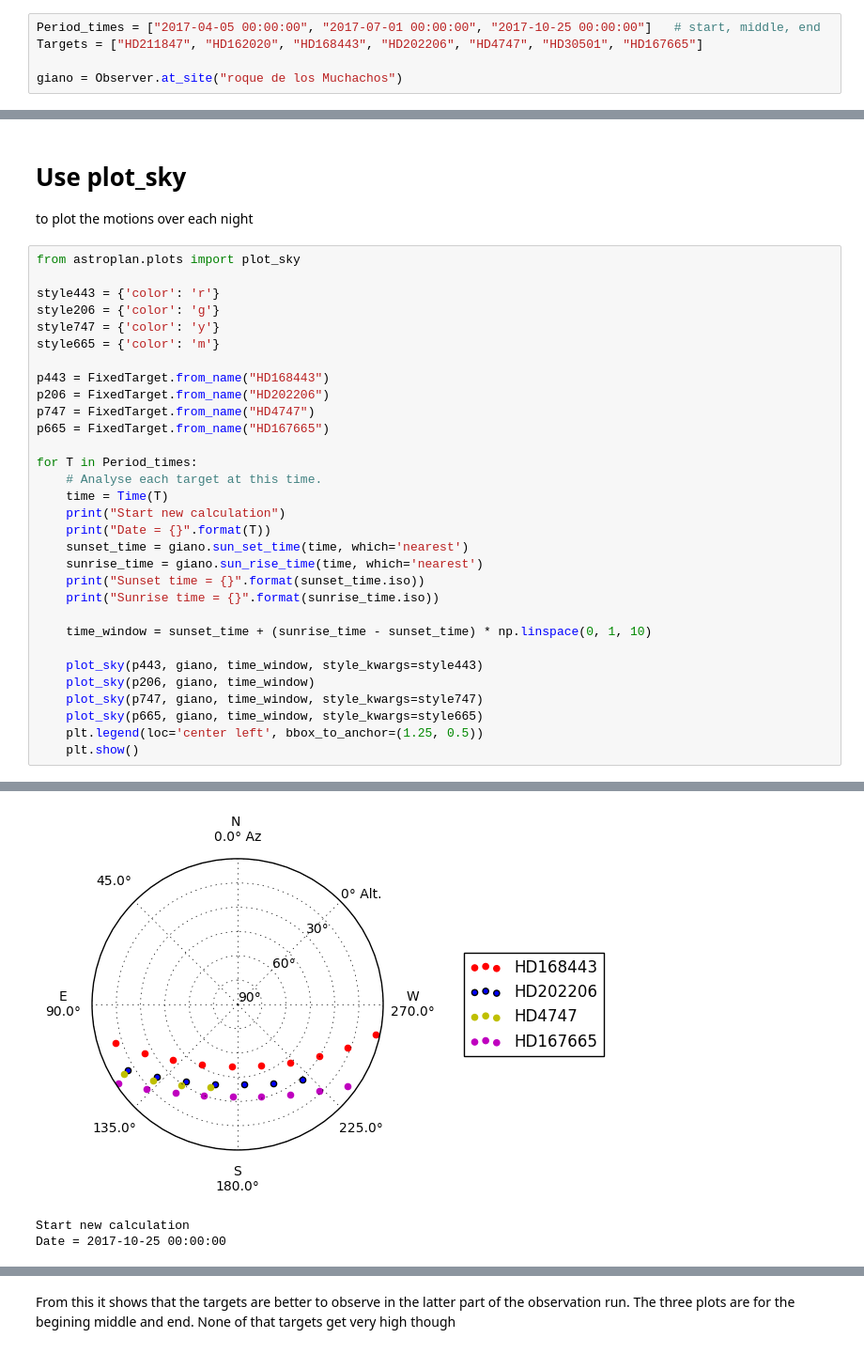
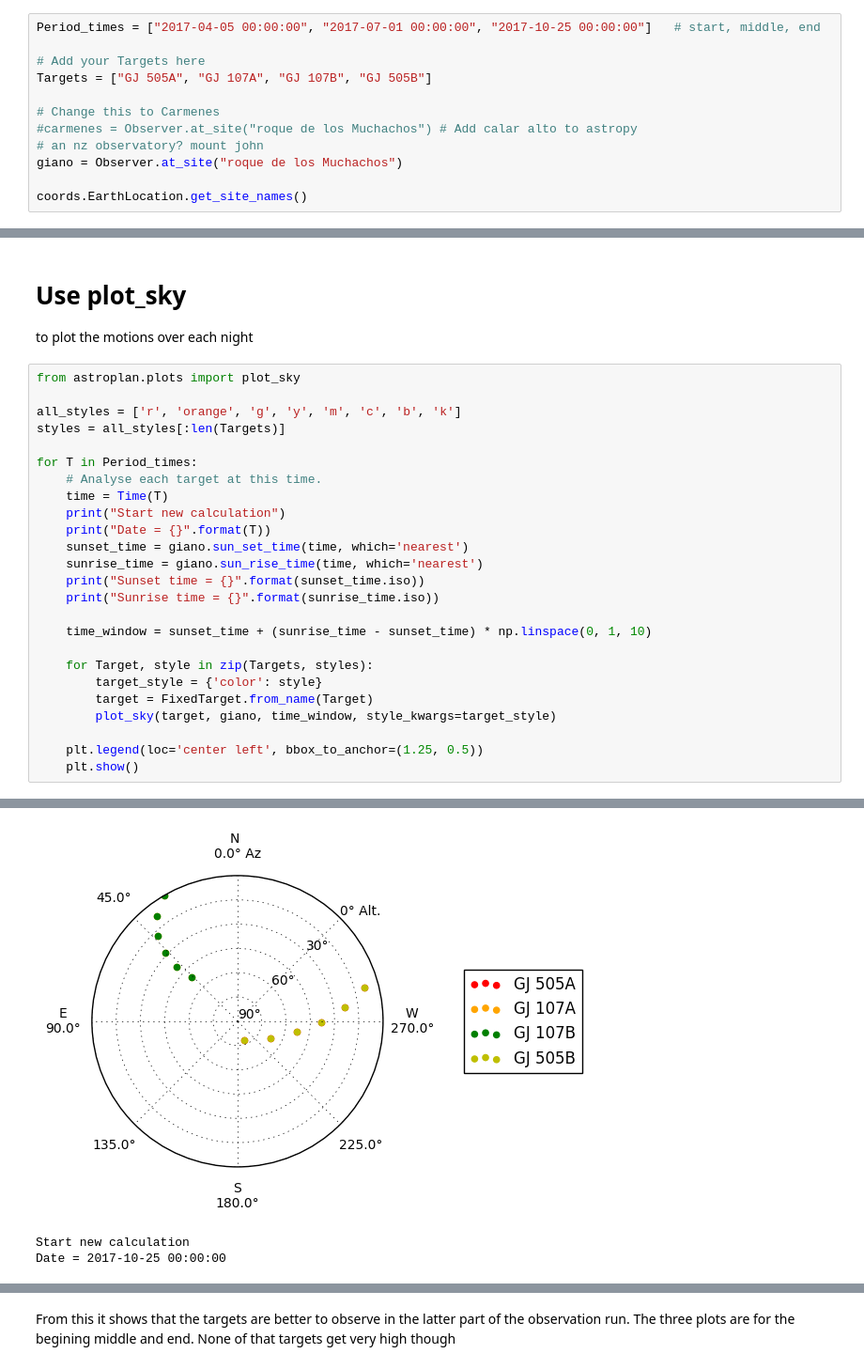
Before and after one commit to jason-neal/Phd-codes, a Jupyter notebook: Test_usage_of_astroplan.ipynb, the cells around one changed output, grey strips where cells are left out. Shown at 94% size. Drawn from its saved outputs; the diff is of its cells as text.

Commit message:
Astroplan moving towards new target compatibility- turn into script?

```diff
--- a/Test_usage_of_astroplan.ipynb
+++ b/Test_usage_of_astroplan.ipynb
@@ -13,5 +17,12 @@ import numpy as np
 # %%
 Period_times = ["2017-04-05 00:00:00", "2017-07-01 00:00:00", "2017-10-25 00:00:00"]   # start, middle, end
-Targets = ["HD211847", "HD162020", "HD168443", "HD202206", "HD4747", "HD30501", "HD167665"]
 
+# Add your Targets here
+Targets = ["GJ 505A", "GJ 107A", "GJ 107B", "GJ 505B"]
+
+# Change this to Carmenes
+#carmenes = Observer.at_site("roque de los Muchachos") # Add calar alto to astropy
+# an nz observatory? mount john
 giano = Observer.at_site("roque de los Muchachos")
+
+coords.EarthLocation.get_site_names()
@@ -63,15 +81,8 @@ to plot the motions over each night
 # %%
 from astroplan.plots import plot_sky
 
-style443 = {'color': 'r'}
-style206 = {'color': 'g'}
-style747 = {'color': 'y'}
-style665 = {'color': 'm'}
-
-p443 = FixedTarget.from_name("HD168443")
-p206 = FixedTarget.from_name("HD202206")
-p747 = FixedTarget.from_name("HD4747")
-p665 = FixedTarget.from_name("HD167665")
+all_styles = ['r', 'orange', 'g', 'y', 'm', 'c', 'b', 'k']
+styles = all_styles[:len(Targets)]
 
 for T in Period_times:
     # Analyse each target at this time.
@@ -85,10 +96,11 @@ for T in Period_times:
 
     time_window = sunset_time + (sunrise_time - sunset_time) * np.linspace(0, 1, 10)
 
-    plot_sky(p443, giano, time_window, style_kwargs=style443)
-    plot_sky(p206, giano, time_window)
-    plot_sky(p747, giano, time_window, style_kwargs=style747)
-    plot_sky(p665, giano, time_window, style_kwargs=style665)
+    for Target, style in zip(Targets, styles):
+        target_style = {'color': style}
+        target = FixedTarget.from_name(Target)
+        plot_sky(target, giano, time_window, style_kwargs=target_style)
+
     plt.legend(loc='center left', bbox_to_anchor=(1.25, 0.5))
     plt.show()
 # %% [output]
@@ -104,4 +116,4 @@ Sunrise time = 2017-07-01 06:21:15.175
-[figure, old version]
+[figure, new version]
 Start new calculation
 Date = 2017-10-25 00:00:00
 WARNING: Tried to get polar motions for times after IERS data is valid. Defaulting to polar motion from the 50-yr mean for those. This may affect precision at the 10s of arcsec level [astropy.coordina ...
```
Also changed, not shown: parts of 5 cells of this notebook.
